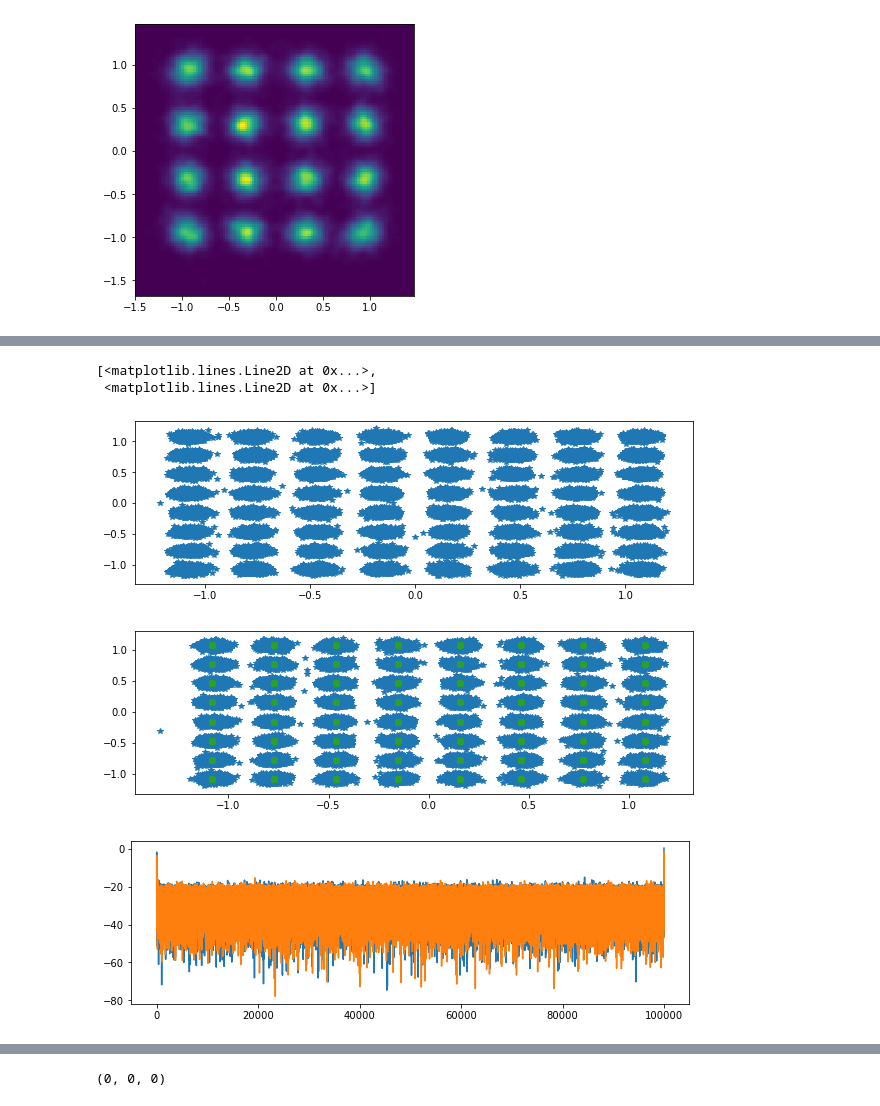
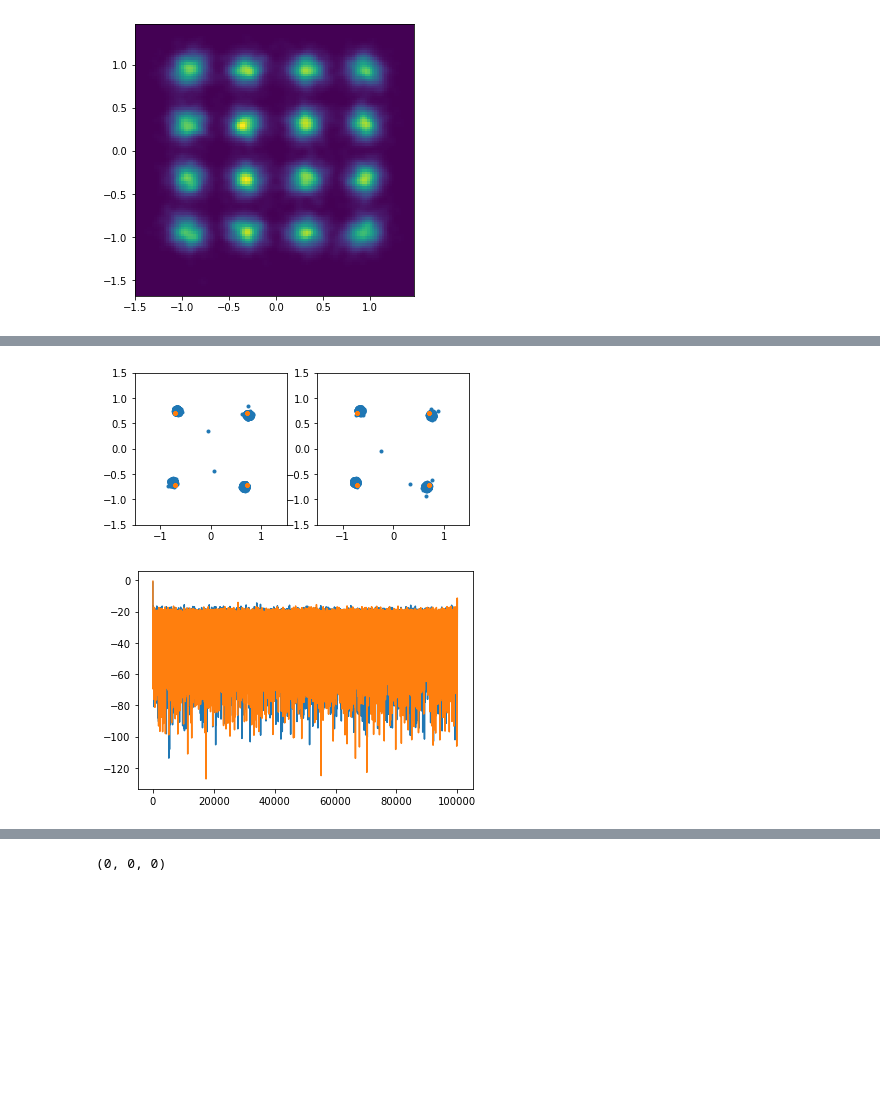
Before and after one commit to edsonportosilva/OptiCommPy, a Jupyter notebook: jupyter notebooks/Coherent WDM systems.ipynb, the cells around one changed output, grey strips where cells are left out. Cells and saved outputs as stored; diff of their text form; code cells hidden in the pictures; blank space fills up the shorter version.

```diff
--- a/jupyter notebooks/Coherent WDM systems.ipynb
+++ b/jupyter notebooks/Coherent WDM systems.ipynb
@@ -378,10 +378,10 @@ powerProfile(10, 0.2, 80, 10)
 # %%
 # Parâmetros do transmissor:
 param = parameters()
-param.M   = 64           # ordem do formato de modulação
+param.M   = 4            # ordem do formato de modulação
 param.Rs  = 32e9         # taxa de sinalização [baud]
 param.SpS = 8            # número de amostras por símbolo
-param.Nbits = 600000     # número de bits
+param.Nbits = 200000     # número de bits
 param.pulse = 'rrc'      # formato de pulso
 param.Ntaps = 4096       # número de coeficientes do filtro RRC
 param.alphaRRC = 0.01    # rolloff do filtro RRC
@@ -407,8 +407,8 @@ linearChannel = True
 
 # optical channel parameters
 paramCh = parameters()
-paramCh.Ltotal = 100   # km
-paramCh.Lspan  = 50    # km
+paramCh.Ltotal = 40   # km
+paramCh.Lspan  = 20    # km
 paramCh.alpha = 0.2    # dB/km
 paramCh.D = 16         # ps/nm/km
 paramCh.Fc = 193.1e12  # Hz
@@ -737,12 +775,13 @@ def coreNLMS(x, dx, SpS, H, L, mu, nTaps, storeCoeff):
 # %%
 paramEq = parameters()
-paramEq.nTaps = 75
+paramEq.nTaps = 45
 paramEq.SpS   = 2
-paramEq.mu    = 2e-2
+paramEq.mu    = 1e-3
 paramEq.numIter = 10
 paramEq.storeCoeff = False
+paramEq.alg   = 'cma'
 #paramEq.H = H
 #paramEq.L = 20000
 
-y_EQ, H, errSq, Hiter = MIMO_NLMS_v1(x, d, paramEq)
+y_EQ, H, errSq, Hiter = mimoAdaptEqualizer(x, d, paramEq)
 # %% [output]
@@ -769,18 +808,23 @@ NLMS MSE = 0.002100.
 # %%
+fig, (ax1, ax2) = plt.subplots(1, 2)
+
+ax1.plot(y_EQ[:,0].real, y_EQ[:,0].imag,'.')
+ax1.plot(d[:,0].real, d[:,0].imag,'.')
+ax1.axis('square')
+ax1.set_xlim(-1.5, 1.5)
+ax1.set_ylim(-1.5, 1.5)
+
+ax2.plot(y_EQ[:,1].real, y_EQ[:,1].imag,'.')
+ax2.plot(d[:,1].real, d[:,1].imag,'.')
+ax2.axis('square')
+ax2.set_xlim(-1.5, 1.5)
+ax2.set_ylim(-1.5, 1.5)
+
 plt.figure()
-plt.plot(y_EQ[:,0].real, y_EQ[:,0].imag,'*')
-plt.figure()
-plt.plot(y_EQ[:,1].real, y_EQ[:,1].imag,'*')
-
-plt.plot(d.real, d.imag,'o')
-plt.figure()
-plt.plot(10*np.log10(errSq.T))
+plt.plot(10*np.log10(errSq.T));
 # %% [output]
-[<matplotlib.lines.Line2D at 0x...>,
- <matplotlib.lines.Line2D at 0x...>]
-[figure, old version]
+[figure, new version]
-[figure, old version]
+[figure, new version]
-[figure, removed]
 # %%
 plt.plot(H.real.T,'-');
 plt.plot(H.imag.T,'-');
```
Also changed, not shown: parts of 5 cells of this notebook, 1 other file.
